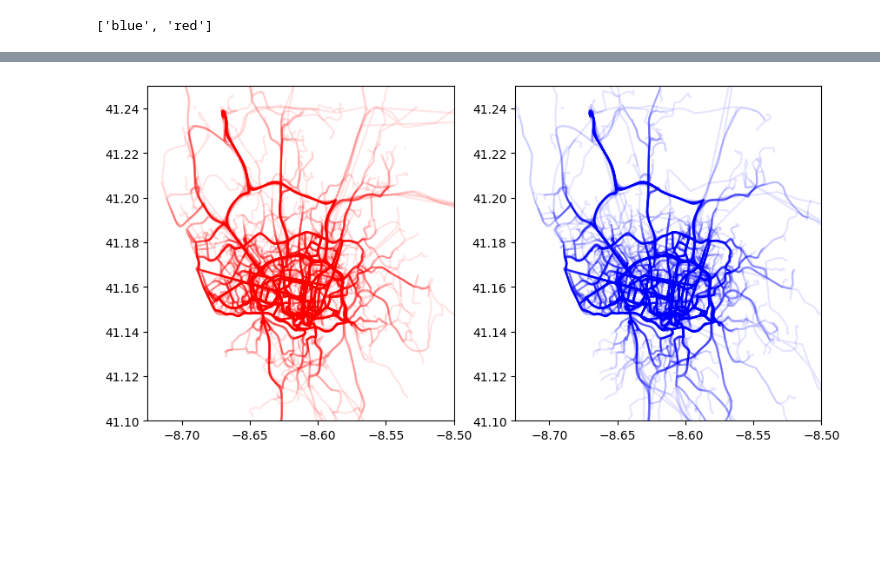
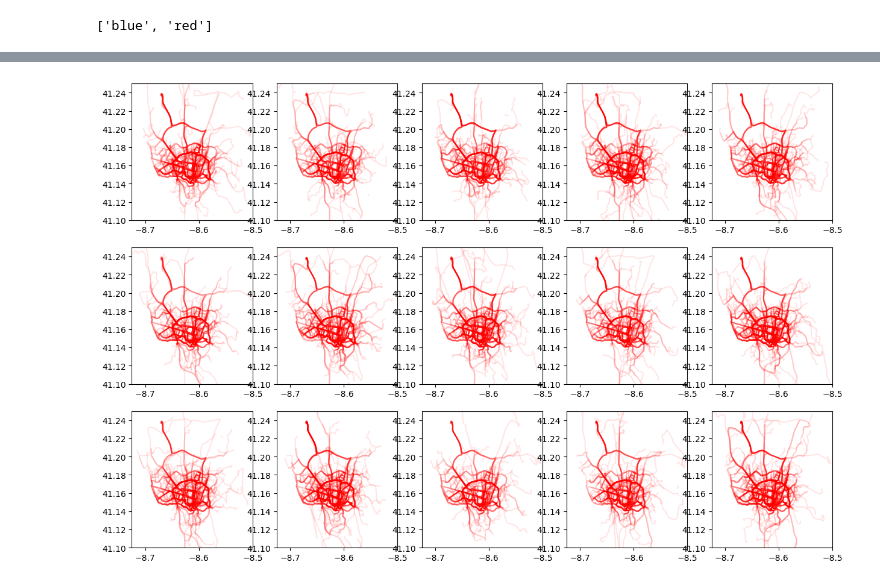
Before and after one commit to Lorbru/VariationalInference, a Jupyter notebook: PPCA_Taxis.ipynb, the cells around one changed output, grey strips where cells are left out. Drawn from its saved outputs; the diff is of its cells as text; code cells hidden in the pictures; blank space fills up the shorter version.

```diff
--- a/PPCA_Taxis.ipynb
+++ b/PPCA_Taxis.ipynb
@@ -26,6 +26,6 @@ data.head()
 ___
 ### I. Probabilistic Principal Component Analysis with Automatic Relevant Determination using Automatic Differentiation Variational Inference
 # %%
-latent_dim = 100
+latent_dim = 50
 mc_size = 2
 n_iter = 500
@@ -38 +32,5 @@ elbos = advi.fit(Xtest)
+# %%
+ppca_ard = PPCA_ARD(X, latent_dim=latent_dim, mc_size=2, max_iter=2000)
+
+ppca_ard.fit(X)
 # %%
@@ -51,4 +49,4 @@ plt.savefig(f'figs/ppca_ard_elbo_mc{mc_size}.png')
 # %% [markdown]
 **Estimates for $\theta = (w, z, \sigma, \alpha)$ :**
 # %%
-w, z, sigma, alpha = advi.theta_estimates()
+w, z, sigma, alpha = ppca_ard.theta_estimates(n_estimators=10)
@@ -124,4 +119,4 @@ plt.scatter(Xppca.iloc[:,0], Xppca.iloc[:,1])
 # %%
-gmm = GaussianMixture(n_components=2, max_iter=100)
+gmm = GaussianMixture(n_components=15, max_iter=1000)
 
-pred = gmm.fit_predict(Xppca)
+pred = gmm.fit_predict(z)
@@ -128,24 +138,17 @@ pred = gmm.fit_predict(Xppca)
 # %%
-fig, axs = plt.subplots(1, 2, figsize=(10, 5))
-sub_df = data.iloc[:5000,:]
-sub = sub_df.loc[pred == 0]
-xp = sub.iloc[:,:50].to_numpy()
-yp = sub.iloc[:,50:100].to_numpy()
-for i in range(len(sub)):
-    axs[0].plot(xp[i], yp[i], color='red', alpha=0.1)
+fig, axs = plt.subplots(3, 5, figsize=(15, 10))
 
-sub = sub_df.loc[pred == 1]
-xp = sub.iloc[:,:50].to_numpy()
-yp = sub.iloc[:,50:100].to_numpy()
-for i in range(len(sub)):
-    axs[1].plot(xp[i], yp[i], color='blue', alpha=0.1)
+for k in range(15):
+    i, j = k//5, k%5
+    sub = data.loc[pred == k]
+    xp = sub.iloc[:,:50].to_numpy()
+    yp = sub.iloc[:,50:100].to_numpy()
+    for p in range(len(sub)):
+        axs[i, j].plot(xp[p], yp[p], color='red', alpha=0.1)
 
-axs[0].set_ylim(41.1, 41.25)
-axs[1].set_ylim(41.1, 41.25)
-
-axs[0].set_xlim(-8.725, -8.5)
-axs[1].set_xlim(-8.725, -8.5)
+    axs[i, j].set_ylim(41.1, 41.25)
+    axs[i, j].set_xlim(-8.725, -8.5)
 
 plt.show()
 # %% [output]
-[figure, old version]
+[figure, new version]
```
Also changed, not shown: parts of 11 cells of this notebook.
